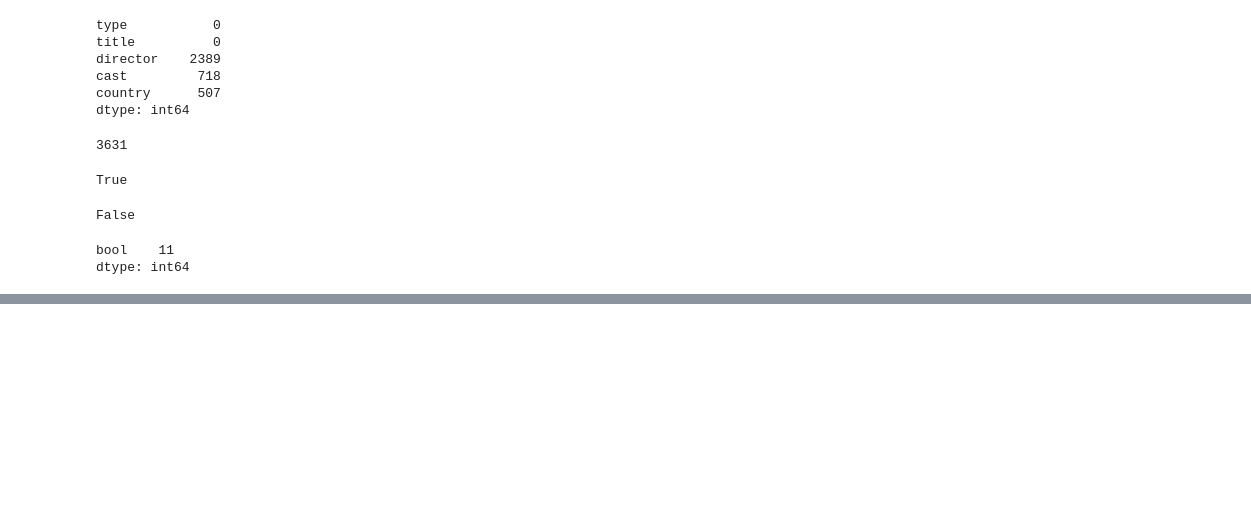
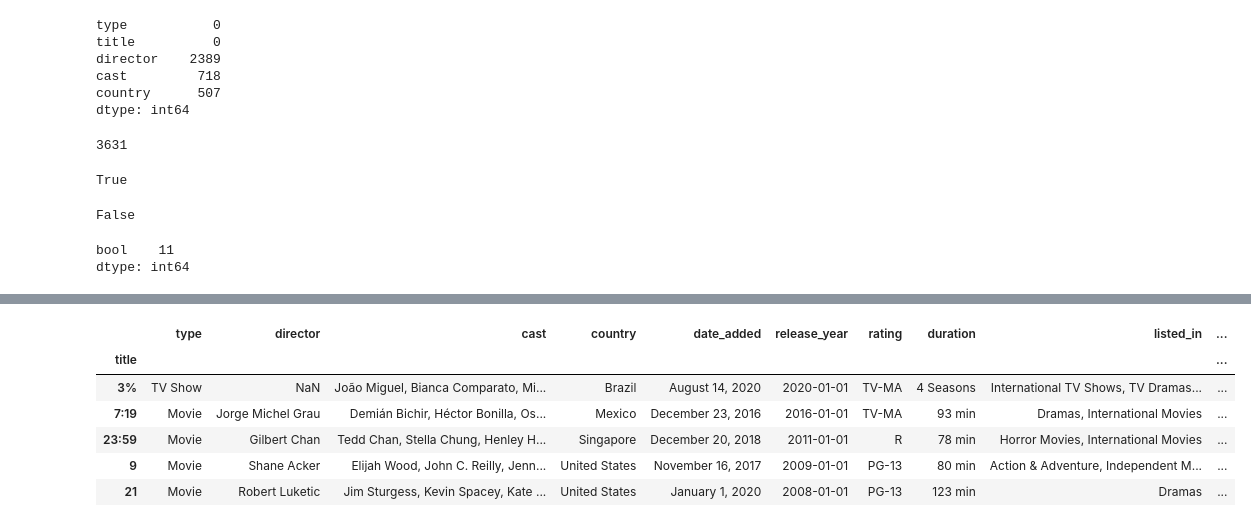
Before and after one commit to Prashantoza/Data_wrangling, a Jupyter notebook: Pandas_Series/Introduction_to_pandas.ipynb, the cells around one changed output, grey strips where cells are left out. Drawn from its saved outputs; the diff is of its cells as text; code cells hidden in the pictures; blank space fills up the shorter version.

```diff
--- a/Pandas_Series/Introduction_to_pandas.ipynb
+++ b/Pandas_Series/Introduction_to_pandas.ipynb
@@ -726,0 +788,12 @@ dtype: int64
+# %%
+netflix.set_index('title',inplace=True)
+# %%
+netflix.head()
+# %% [output]
+|  | type | director | cast | country | date_added | release_year | rating | duration | listed_in | ... |
+| title |  |  |  |  |  |  |  |  |  | ... |
+| 3% | TV Show | NaN | João Miguel, Bianca Comparato, Mi... | Brazil | August 14, 2020 | 2020-01-01 | TV-MA | 4 Seasons | International TV Shows, TV Dramas... | ... |
+| 7:19 | Movie | Jorge Michel Grau | Demián Bichir, Héctor Bonilla, Os... | Mexico | December 23, 2016 | 2016-01-01 | TV-MA | 93 min | Dramas, International Movies | ... |
+| 23:59 | Movie | Gilbert Chan | Tedd Chan, Stella Chung, Henley H... | Singapore | December 20, 2018 | 2011-01-01 | R | 78 min | Horror Movies, International Movies | ... |
+| 9 | Movie | Shane Acker | Elijah Wood, John C. Reilly, Jenn... | United States | November 16, 2017 | 2009-01-01 | PG-13 | 80 min | Action & Adventure, Independent M... | ... |
+| 21 | Movie | Robert Luketic | Jim Sturgess, Kevin Spacey, Kate ... | United States | January 1, 2020 | 2008-01-01 | PG-13 | 123 min | Dramas | ... |
```
Also changed, not shown: parts of 15 cells of this notebook.
